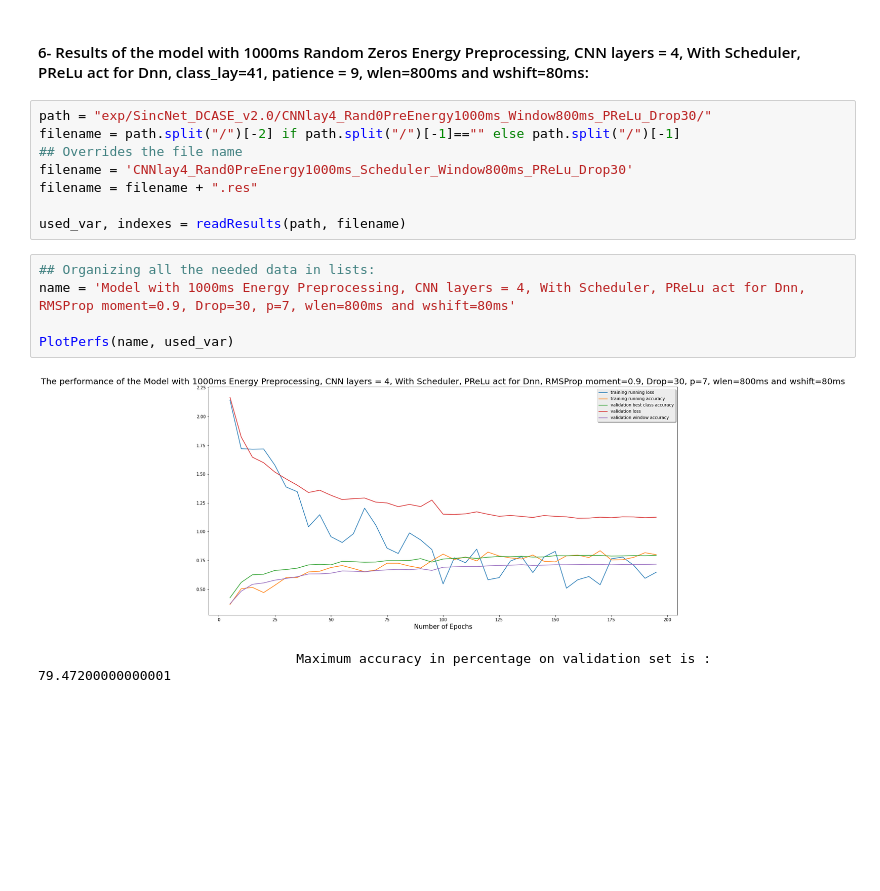
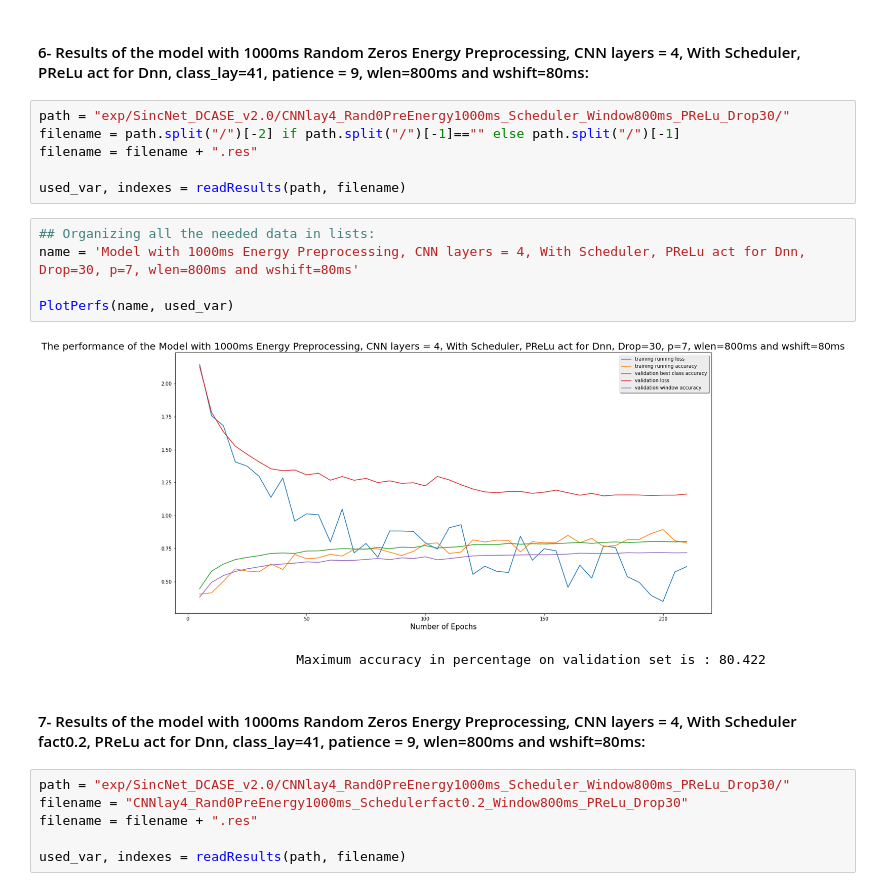
Before and after one commit to Learningchipmunk/SincNet_v2.0, a Jupyter notebook: Net_Performance_Analysis.ipynb, the cells around one changed output. Cells and saved outputs as stored; diff of their text form; blank space fills up the shorter version.

```diff
--- a/Net_Performance_Analysis.ipynb
+++ b/Net_Performance_Analysis.ipynb
@@ -371,18 +387,24 @@ PlotPerfs(name, used_var)
 # %% [markdown]
 #### 6- Results of the model with 1000ms Random Zeros Energy Preprocessing, CNN layers = 4, With Scheduler, PReLu act for Dnn, class_lay=41, patience = 9, wlen=800ms and wshift=80ms:
 # %%
-path = "exp/SincNet_DCASE_v2.0/CNNlay4_Rand0PreEnergy1000ms_Window800ms_PReLu_Drop30/"
+path = "exp/SincNet_DCASE_v2.0/CNNlay4_Rand0PreEnergy1000ms_Scheduler_Window800ms_PReLu_Drop30/"
 filename = path.split("/")[-2] if path.split("/")[-1]=="" else path.split("/")[-1]
-## Overrides the file name
-filename = 'CNNlay4_Rand0PreEnergy1000ms_Scheduler_Window800ms_PReLu_Drop30'
 filename = filename + ".res"
 
 used_var, indexes = readResults(path, filename)
 # %%
 ## Organizing all the needed data in lists:
-name = 'Model with 1000ms Energy Preprocessing, CNN layers = 4, With Scheduler, PReLu act for Dnn, RMSProp moment=0.9, Drop=30, p=7, wlen=800ms and wshift=80ms'
+name = 'Model with 1000ms Energy Preprocessing, CNN layers = 4, With Scheduler, PReLu act for Dnn, Drop=30, p=7, wlen=800ms and wshift=80ms'
 
 PlotPerfs(name, used_var)
 # %% [output]
-[figure, old version]
+[figure, new version]
-                                 Maximum accuracy in percentage on validation set is : 79.47200000000001
+                                 Maximum accuracy in percentage on validation set is : 80.422
+# %% [markdown]
+#### 7- Results of the model with 1000ms Random Zeros Energy Preprocessing, CNN layers = 4, With Scheduler fact0.2, PReLu act for Dnn, class_lay=41, patience = 9, wlen=800ms and wshift=80ms:
+# %%
+path = "exp/SincNet_DCASE_v2.0/CNNlay4_Rand0PreEnergy1000ms_Scheduler_Window800ms_PReLu_Drop30/"
+filename = "CNNlay4_Rand0PreEnergy1000ms_Schedulerfact0.2_Window800ms_PReLu_Drop30"
+filename = filename + ".res"
+
+used_var, indexes = readResults(path, filename)
```
Also changed, not shown: parts of 14 cells of this notebook, 26 other files.
